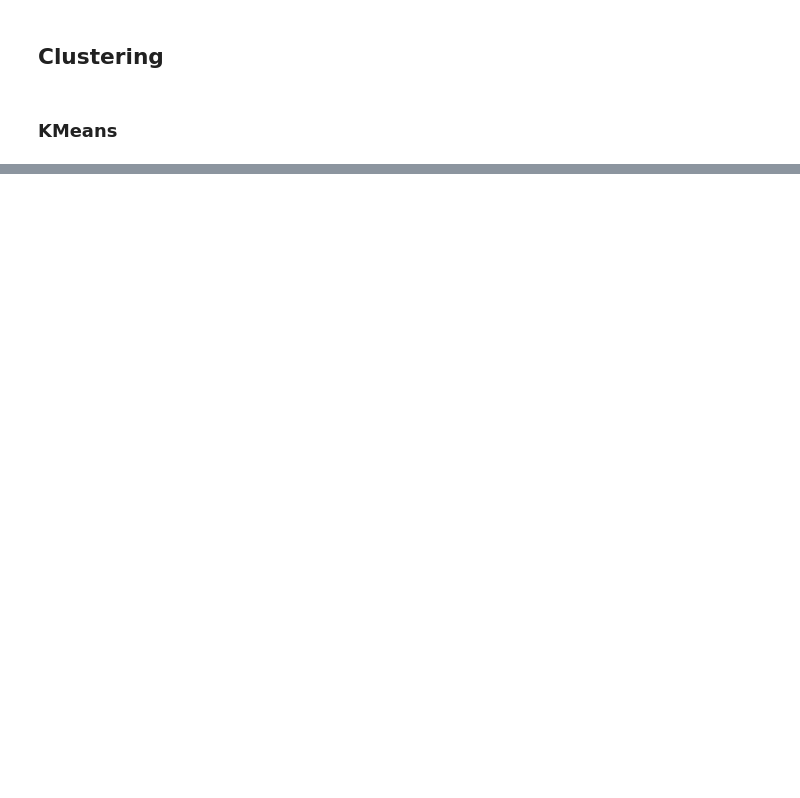
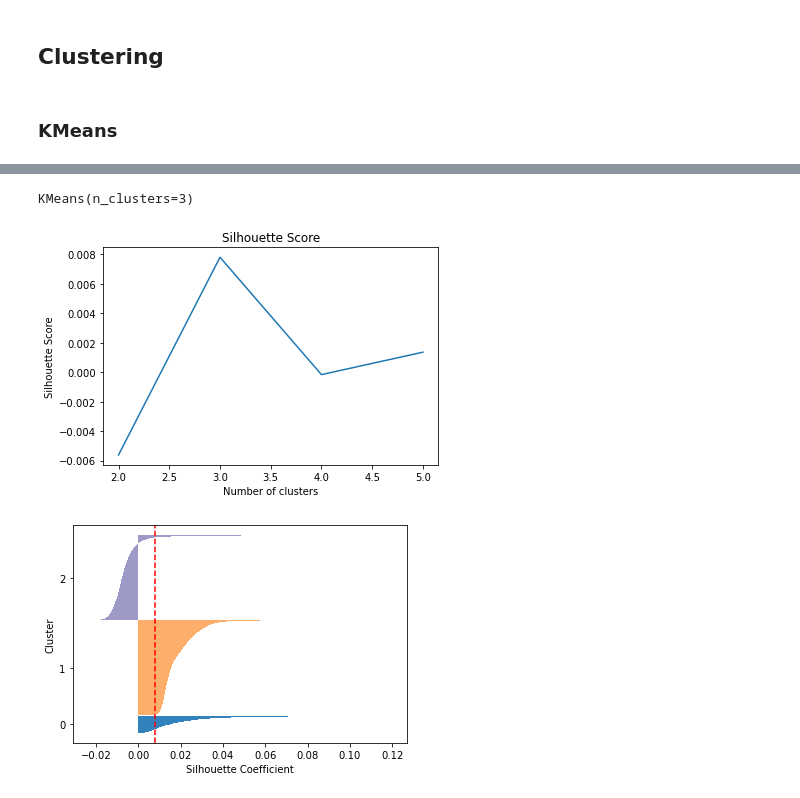
Before and after one commit to omsai530/TextMining, a Jupyter notebook: TM_Project.ipynb, the cells around one changed output, grey strips where cells are left out. Saved outputs shown, nothing was run; the diff lists cells and outputs as text; code cells hidden in the pictures; blank space fills up the shorter version.

```diff
--- a/TM_Project.ipynb
+++ b/TM_Project.ipynb
@@ -310,0 +355,5 @@ print(MyDTM_DF)
+# %%
+t_df.dropna(inplace=True)
+# %%
+textLIST=list(t_df["tweet"])
+labelLIST=list(t_df["topic"])
@@ -310,0 +367,8 @@ print(MyDTM_DF)
+# %%
+columns=tfidfDF.columns
+words = set(nltk.corpus.words.words())
+def is_english(word):
+    return word.lower() in words or not word.isalpha()
+english_columns = [word for word in columns if is_english(word)]
+fin_col=[col for col in columns if col not in english_columns]
+tfidfDF.drop(fin_col, axis=1, inplace=True)
@@ -328,6 +393,0 @@ plt.show()
-# %%
-from sklearn.feature_extraction.text import TfidfVectorizer
-
-tfidf = TfidfVectorizer(strip_accents='ascii',lowercase=True,stop_words='english',max_features = 5000)
-tfidfX = tfidf.fit_transform(textLIST)
-tfidfDF = pd.DataFrame(tfidfX.toarray(),columns=tfidf.get_feature_names())
@@ -399,0 +408,6 @@ plt.show()
+# %%
+from sklearn.cluster import KMeans
+kmeans = KMeans(n_clusters=3)
+kmeans.fit(tfidfDF)
+# %% [output]
+KMeans(n_clusters=3)
@@ -399,0 +419,47 @@ plt.show()
+# %%
+X = tfidfDF
+
+# Determine the best number of clusters using Silhouette score
+range_n_clusters = [2, 3, 4, 5]
+silhouette_scores = []
+
+for n_clusters in range_n_clusters:
+    kmeans = KMeans(n_clusters=n_clusters, random_state=42)
+    cluster_labels = kmeans.fit_predict(X)
+    silhouette_avg = silhouette_score(X, cluster_labels)
+    silhouette_scores.append(silhouette_avg)
+
+# Plot Silhouette scores
+plt.plot(range_n_clusters, silhouette_scores)
+plt.title('Silhouette Score')
+plt.xlabel('Number of clusters')
+plt.ylabel('Silhouette Score')
+plt.show()
+
+# Plot Silhouette diagram for the best number of clusters
+best_n_clusters = np.argmax(silhouette_scores) + 2
+kmeans = KMeans(n_clusters=best_n_clusters, random_state=42)
+cluster_labels = kmeans.fit_predict(X)
+silhouette_vals = silhouette_samples(X, cluster_labels)
+
+y_lower, y_upper = 0, 0
+yticks = []
+
+for i, c in enumerate(np.unique(cluster_labels)):
+    c_silhouette_vals = silhouette_vals[cluster_labels == c]
+    c_silhouette_vals.sort()
+    y_upper += len(c_silhouette_vals)
+    color = plt.cm.tab20c(float(i) / best_n_clusters)
+    plt.barh(range(y_lower, y_upper), c_silhouette_vals, height=1.0,
+             edgecolor='none', color=color)
+    yticks.append((y_lower + y_upper) / 2.)
+    y_lower += len(c_silhouette_vals)
+
+plt.axvline(x=silhouette_score(X, cluster_labels), color='red', linestyle='--')
+plt.yticks(yticks, range(best_n_clusters))
+plt.ylabel('Cluster')
+plt.xlabel('Silhouette Coefficient')
+plt.show()
+# %% [output]
+[figure, added]
+[figure, added]
```
Also changed, not shown: parts of 52 cells of this notebook.
